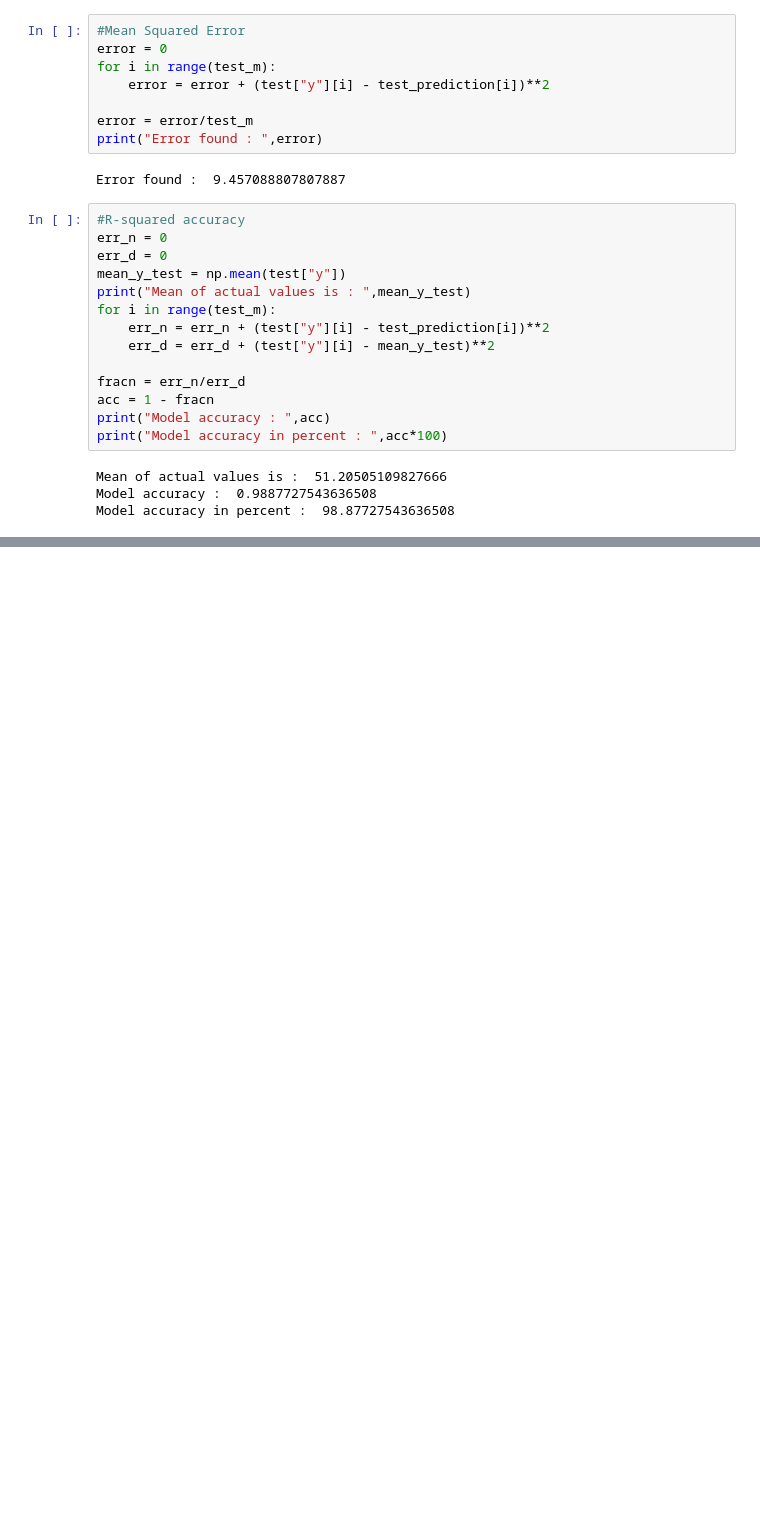
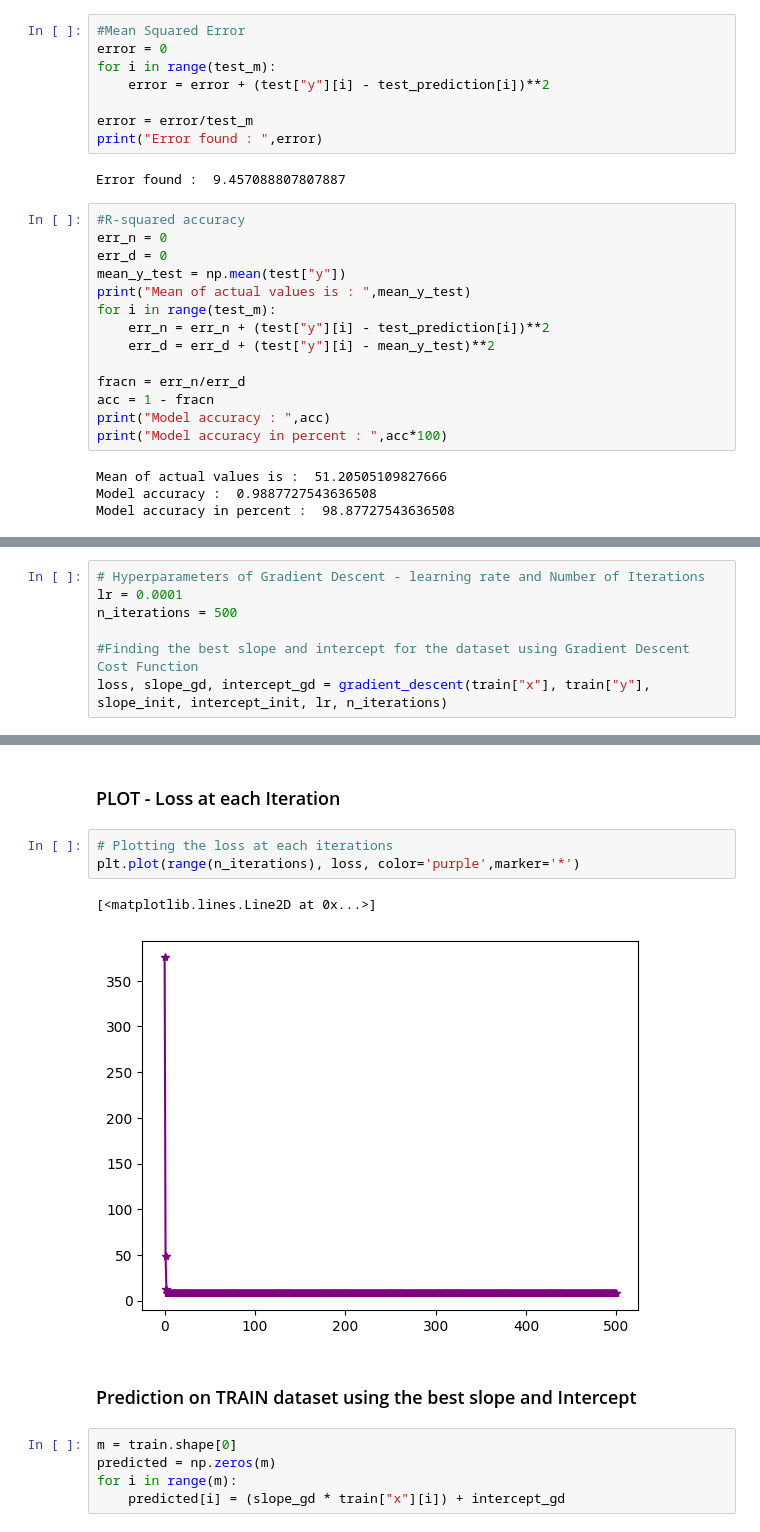
Before and after one commit to SofiNR/python, a Jupyter notebook: LinearR_GD.ipynb, the cells around one changed output, grey strips where cells are left out. Drawn from its saved outputs; the diff is of its cells as text; blank space fills up the shorter version.

Commit message:
Update - Tried Different Learning Rate and Iterations

```diff
--- a/LinearR_GD.ipynb
+++ b/LinearR_GD.ipynb
@@ -243,0 +286,7 @@ Model accuracy in percent :  98.87727543636508
+# %%
+# Hyperparameters of Gradient Descent - learning rate and Number of Iterations
+lr = 0.0001
+n_iterations = 500
+
+#Finding the best slope and intercept for the dataset using Gradient Descent Cost Function
+loss, slope_gd, intercept_gd = gradient_descent(train["x"], train["y"], slope_init, intercept_init, lr, n_iterations)
@@ -243,0 +303,15 @@ Model accuracy in percent :  98.87727543636508
+# %% [markdown]
+### PLOT - Loss at each Iteration
+# %%
+# Plotting the loss at each iterations
+plt.plot(range(n_iterations), loss, color='purple',marker='*')
+# %% [output]
+[<matplotlib.lines.Line2D at 0x...>]
+[figure, added]
+# %% [markdown]
+### Prediction on TRAIN dataset using the best slope and Intercept
+# %%
+m = train.shape[0]
+predicted = np.zeros(m)
+for i in range(m):
+    predicted[i] = (slope_gd * train["x"][i]) + intercept_gd
```
Also changed, not shown: parts of 79 cells of this notebook, 1 other file.
